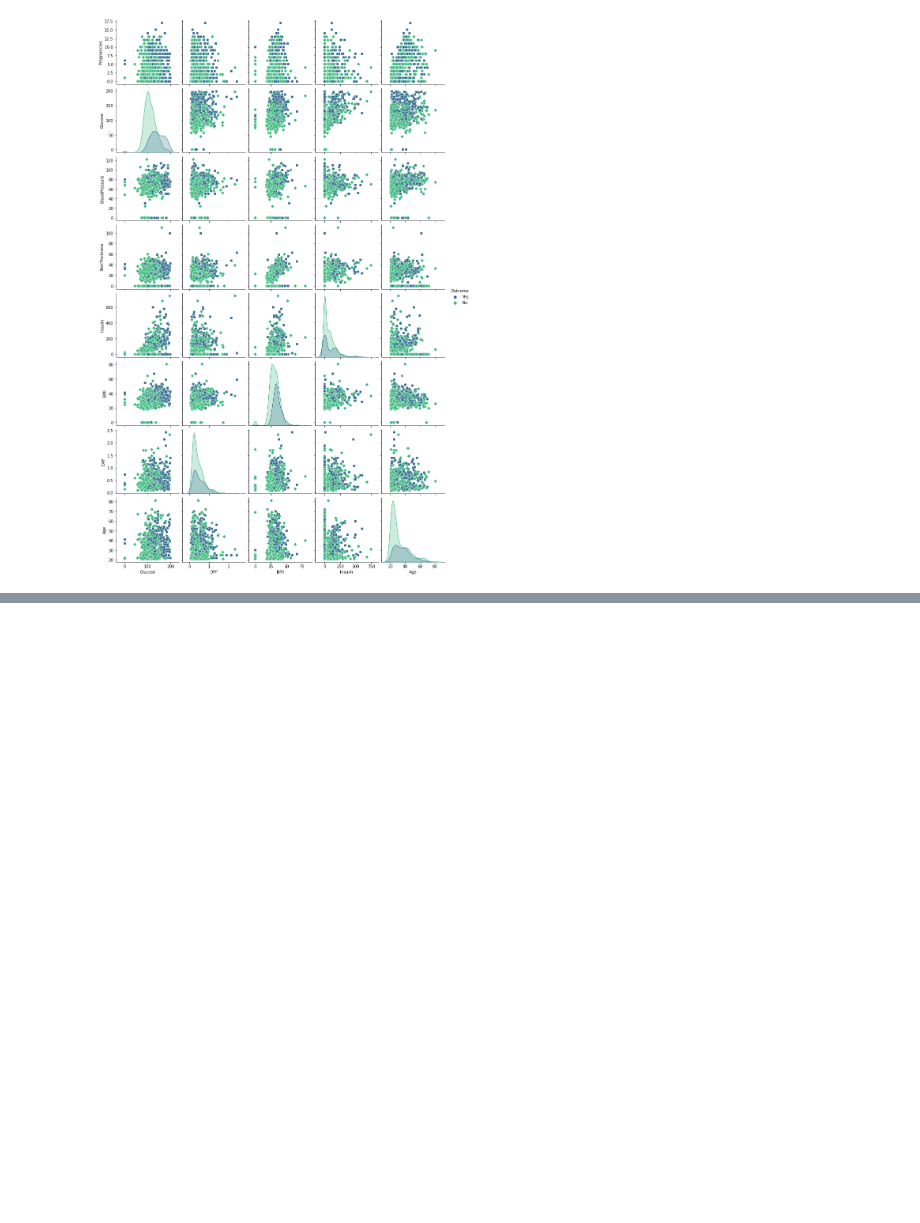
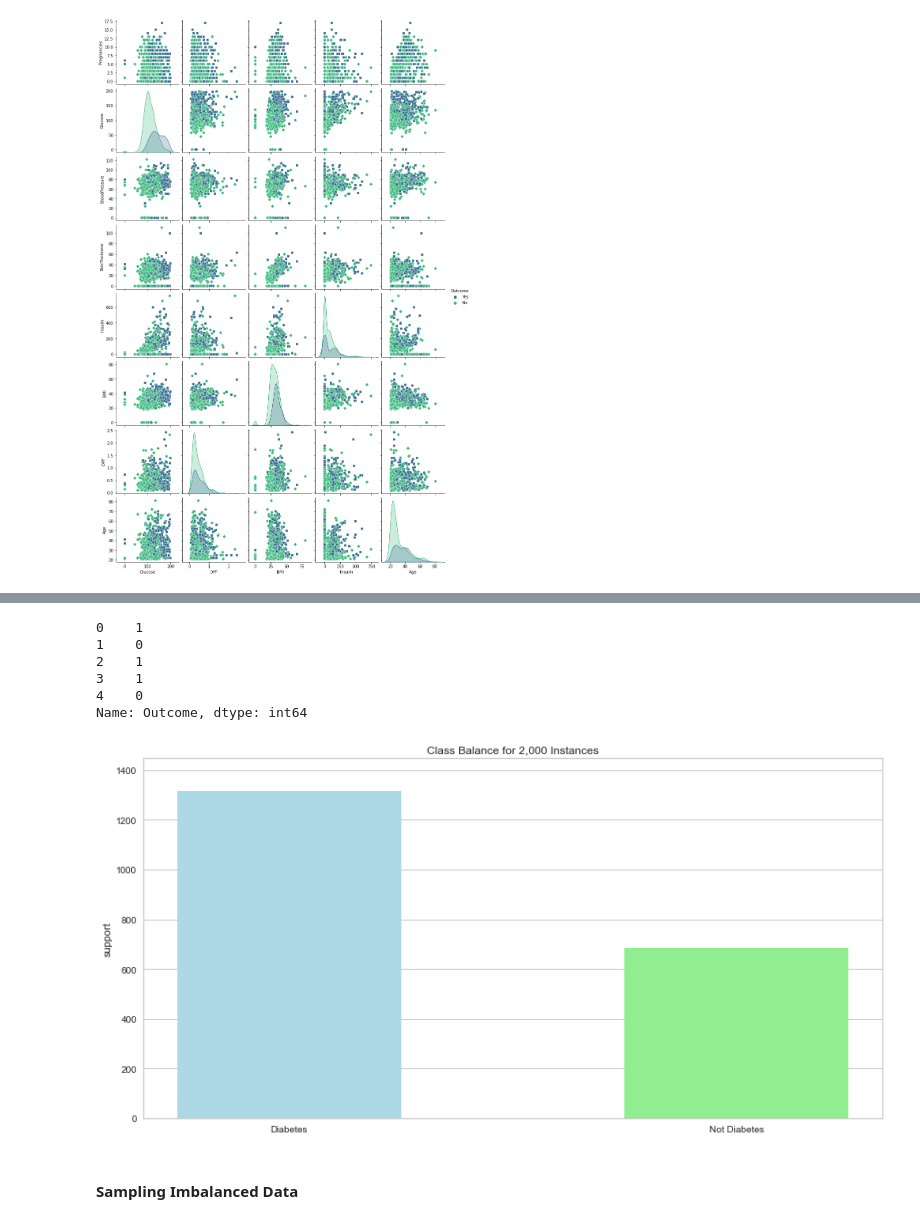
Before and after one commit to Prakashdeveloper03/Diabetes-Predictor, a Jupyter notebook: notebooks/Diabetes Analysis.ipynb, the cells around one changed output, grey strips where cells are left out. Saved outputs shown, nothing was run; the diff lists cells and outputs as text; code cells hidden in the pictures; blank space fills up the shorter version.

```diff
--- a/notebooks/Diabetes Analysis.ipynb
+++ b/notebooks/Diabetes Analysis.ipynb
@@ -337,0 +348,17 @@ plt.show()  # shows the plot
+# %%
+# we replace zeros with mean, median depending upon distribution
+df["SkinThickness"] = np.where(
+    df["SkinThickness"] == 0, df["SkinThickness"].median(), df["SkinThickness"]
+)
+df["BloodPressure"] = np.where(
+    df["BloodPressure"] == 0, df["BloodPressure"].mean(), df["BloodPressure"]
+)
+df["Insulin"] = np.where(df["Insulin"] == 0, df["Insulin"].median(), df["Insulin"])
+df["Glucose"] = np.where(df["Glucose"] == 0, df["Glucose"].mean(), df["Glucose"])
+df["BMI"] = np.where(df["BMI"] == 0, df["BMI"].median(), df["BMI"])
+
+# checking for any 0 values in the specified columns
+[
+    df.loc[df[column] == 0, column].count()
+    for column in ["SkinThickness", "BloodPressure", "Insulin", "Glucose", "BMI"]
+]
@@ -337,0 +419,3 @@ plt.show()  # shows the plot
+# %%
+X = df.drop(["Outcome"], axis=1)  # X contains all independant variables
+y = df["Outcome"]  # Y contains only the dependant variable
@@ -337,0 +431,23 @@ plt.show()  # shows the plot
+# %%
+y[:5]
+# %% [output]
+0    1
+1    0
+2    1
+3    1
+4    0
+Name: Outcome, dtype: int64
+# %%
+# Class balance between dependant column 'Outcome' values
+from yellowbrick.target import ClassBalance
+
+classes = ["Diabetes", "Not Diabetes"]
+plt.figure(figsize=(14, 7))
+viz = ClassBalance(labels=classes, colors=["lightblue", "lightgreen"])
+viz.fit(y)
+viz.show()
+plt.show()
+# %% [output]
+[figure, added]
+# %% [markdown]
+#### Sampling Imbalanced Data
```
Also changed, not shown: parts of 56 cells of this notebook, 1 other file.
